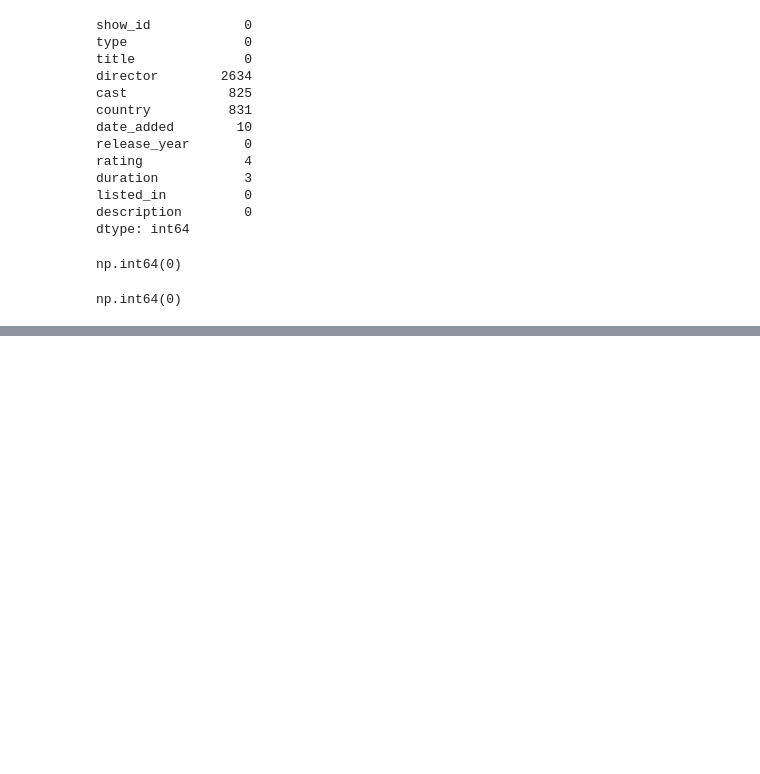
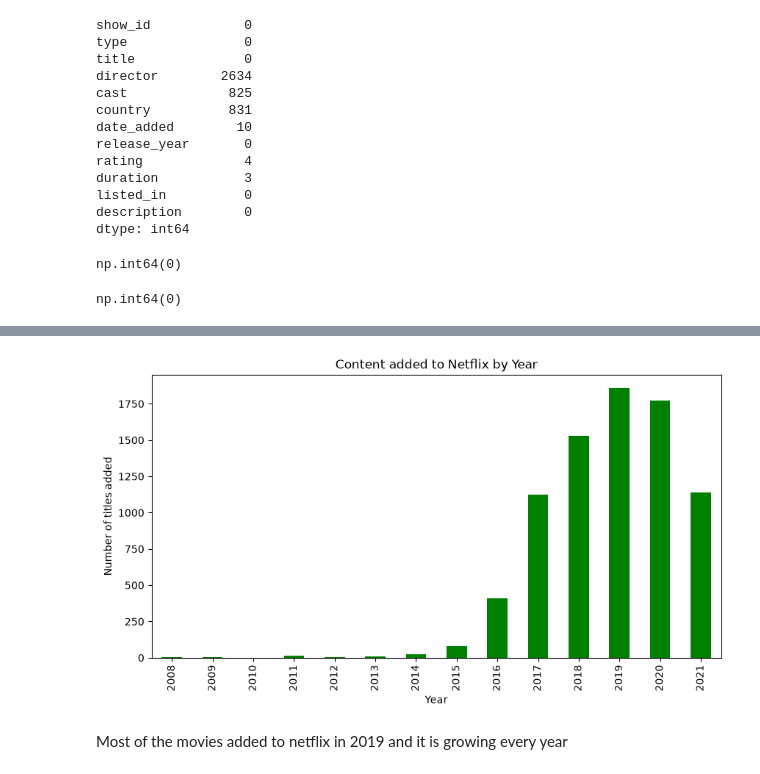
Before and after one commit to Sumit-Shastri/netflix-data-analysis, a Jupyter notebook: notebook/netflix_analysis.ipynb, the cells around one changed output, grey strips where cells are left out. Cells and saved outputs as stored; diff of their text form; code cells hidden in the pictures; blank space fills up the shorter version.

```diff
--- a/notebook/netflix_analysis.ipynb
+++ b/notebook/netflix_analysis.ipynb
@@ -166,0 +320,5 @@ memory usage: 892.7 KB
+# %%
+# content added to netflix by year
+
+date_added = df['date_added'].dt.year.value_counts()
+date_added
@@ -166,0 +342,15 @@ memory usage: 892.7 KB
+# %%
+date_added.sort_index().plot(
+    kind = 'bar',
+    figsize = (10, 5),
+    color = 'green'
+)
+
+plt.xlabel("Year")
+plt.ylabel("Number of titles added")
+plt.title("Content added to Netflix by Year")
+plt.show()
+# %% [output]
+[figure, added]
+# %% [markdown]
+Most of the movies added to netflix in 2019 and it is growing every year
```
Also changed, not shown: parts of 36 cells of this notebook.
